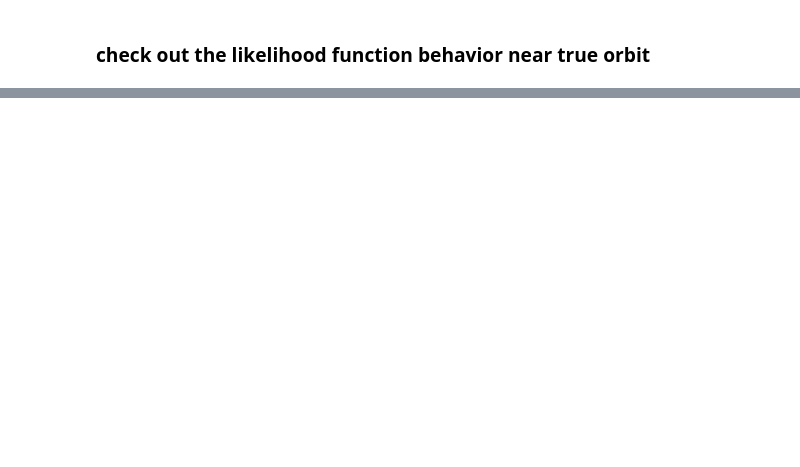
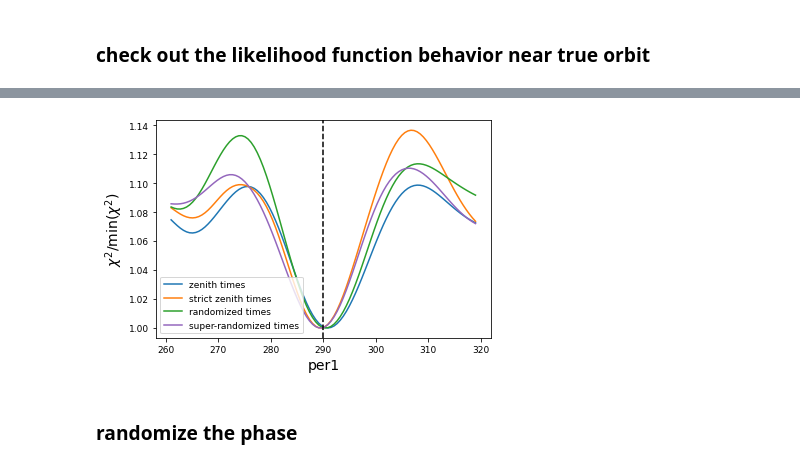
Before and after one commit to megbedell/thethethe, a Jupyter notebook: cadence/03-injection-recovery.ipynb, the cells around one changed output, grey strips where cells are left out. Cells and saved outputs as stored; diff of their text form; code cells hidden in the pictures; blank space fills up the shorter version.

```diff
--- a/cadence/03-injection-recovery.ipynb
+++ b/cadence/03-injection-recovery.ipynb
@@ -138,0 +184,7 @@ plot_chisq_onepar(param, par_name, ts, ys, yerrs, scale=0.2)
+# %%
+plot_chisq_onepar_all(param, 'per1', ts_all, ys_all, yerrs_all, labels_all, colors_all,
+                      scale=0.1)
+# %% [output]
+[figure, added]
+# %% [markdown]
+### randomize the phase
```
Also changed, not shown: parts of 21 cells of this notebook.
